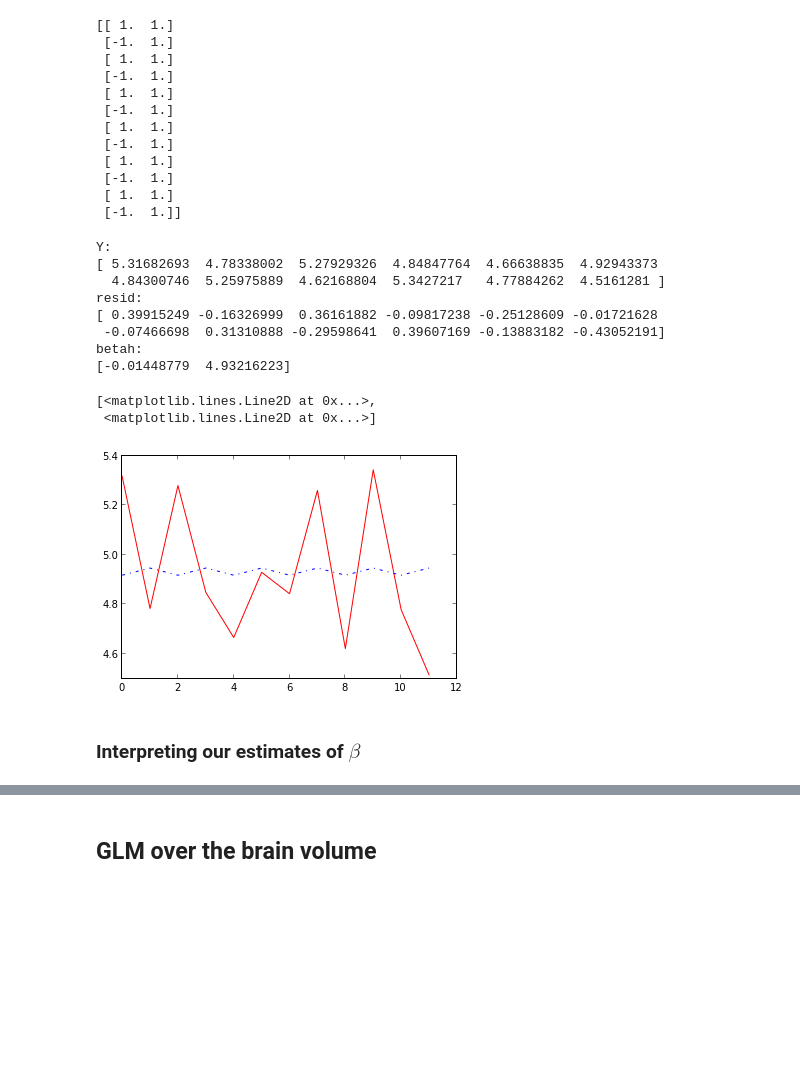
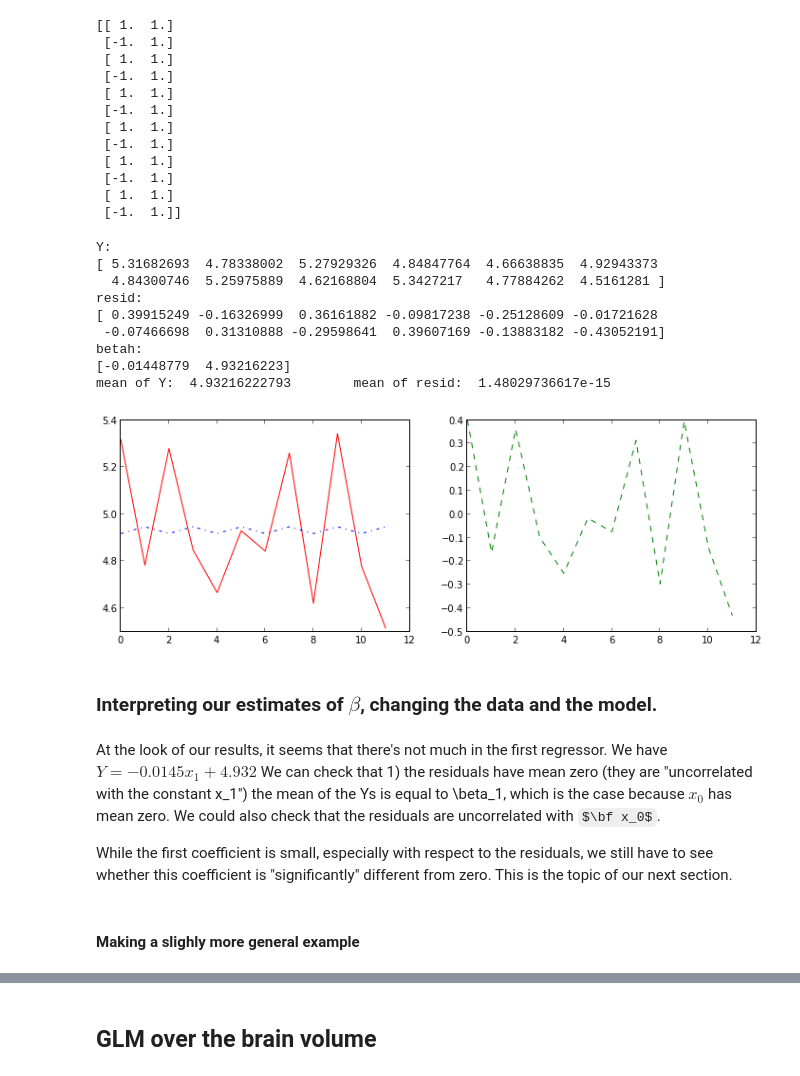
Before and after one commit to jbpoline/nipy-notebooks, a Jupyter notebook: GLM_t_F.ipynb, the cells around one changed output, grey strips where cells are left out. Cells and saved outputs as stored; diff of their text form; code cells hidden in the pictures; some formulas as TeX source; blank space fills up the shorter version.

Commit message:
Some modeling issues + Starting t-test

```diff
--- a/GLM_t_F.ipynb
+++ b/GLM_t_F.ipynb
@@ -134,10 +144,11 @@ If $X^TX$ is not invertible, (which will happen if some of the explanatory varia
 # %% [markdown]
 #### Applying to our voxel data:
 # %%
-X0 = np.asarray([1, -1, 1, -1, 1, -1, 1, -1, 1, -1, 1, -1])
-X1 = np.ones(12)
-X = np.vstack((X0,X1)).T
+x0 = np.asarray([1, -1, 1, -1, 1, -1, 1, -1, 1, -1, 1, -1])
+x1 = np.ones(12)
+X = np.vstack((x0,x1)).T
 print X
+X_firstmodel = copy(X)
 # %% [output]
 [[ 1.  1.]
  [-1.  1.]
@@ -160,7 +171,16 @@ pinvX   = lin.pinv(X)
 betah   = pinvX.dot(Y)
 Yfitted = X.dot(betah)
 resid   = Y - Yfitted
-print "Y:\n", Y, "\nresid:\n", resid, "\nbetah:\n", beta
+print "Y:\n", Y, "\nresid:\n", resid, "\nbetah:\n", betah
+print "mean of Y: ", np.mean(Y), "\t mean of resid: ", np.mean(resid)
+
+# make this a little function as we will be reusing it :
+def glm(X,Y):
+    """ a simple GLM function returning the estimated parameters and residuals """
+    betah   =  lin.pinv(X).dot(Y)
+    Yfitted =  X.dot(betah)
+    resid   =  Y - Yfitted
+    return betah, Yfitted, resid
 # %% [output]
 Y:
 [ 5.31682693  4.78338002  5.27929326  4.84847764  4.66638835  4.92943373
@@ -170,12 +190,28 @@ resid:
  -0.07466698  0.31310888 -0.29598641  0.39607169 -0.13883182 -0.43052191]
 betah:
 [-0.01448779  4.93216223]
+mean of Y:  4.93216222793        mean of resid:  1.48029736617e-15
-# %%
-x = range(12)
-plot(x, Y, 'r-', x, Yfitted, 'b-.')
-# %% [output]
-[<matplotlib.lines.Line2D at 0x...>,
- <matplotlib.lines.Line2D at 0x...>]
-[figure, removed]
+# %%
+# Plot the results
+x = range(12)
+f, (ax1, ax2) = plt.subplots(1, 2, figsize=(12,4))
+ax1.plot(x, Y, 'r-', x, Yfitted, 'b-.')
+ax2.plot(x, resid, 'g--')
+
+# Again, we will want to reuse this code, let's make a tiny function:
+def plot_glm(Y, Yf, r):
+    x = range(Y.shape[0])
+    f, (ax1, ax2) = plt.subplots(1, 2, figsize=(12,4))
+    ax1.plot(x, Y, 'r-', x, Yf, 'b-.')
+    ax2.plot(x, r, 'g--')
+# %% [output]
+[figure, added]
 # %% [markdown]
-### Interpreting our estimates of $\beta$
+### Interpreting our estimates of $\beta$, changing the data and the model.
+# %% [markdown]
+At the look of our results, it seems that there's not much in the first regressor. We have $Y = -0.0145 x_1 + 4.932$
+We can check that 1) the residuals have mean zero (they are "uncorrelated with the constant x_1") the mean of the Ys is equal to \beta_1, which is the case because $x_0$ has mean zero. We could also check that the residuals are uncorrelated with $\bf x_0$.
+
+While the first coefficient is small, especially with respect to the residuals, we still have to see whether this coefficient is "significantly" different from zero. This is the topic of our next section.
+# %% [markdown]
+#### Making a slighly more general example
```
Also changed, not shown: parts of 28 cells of this notebook.
